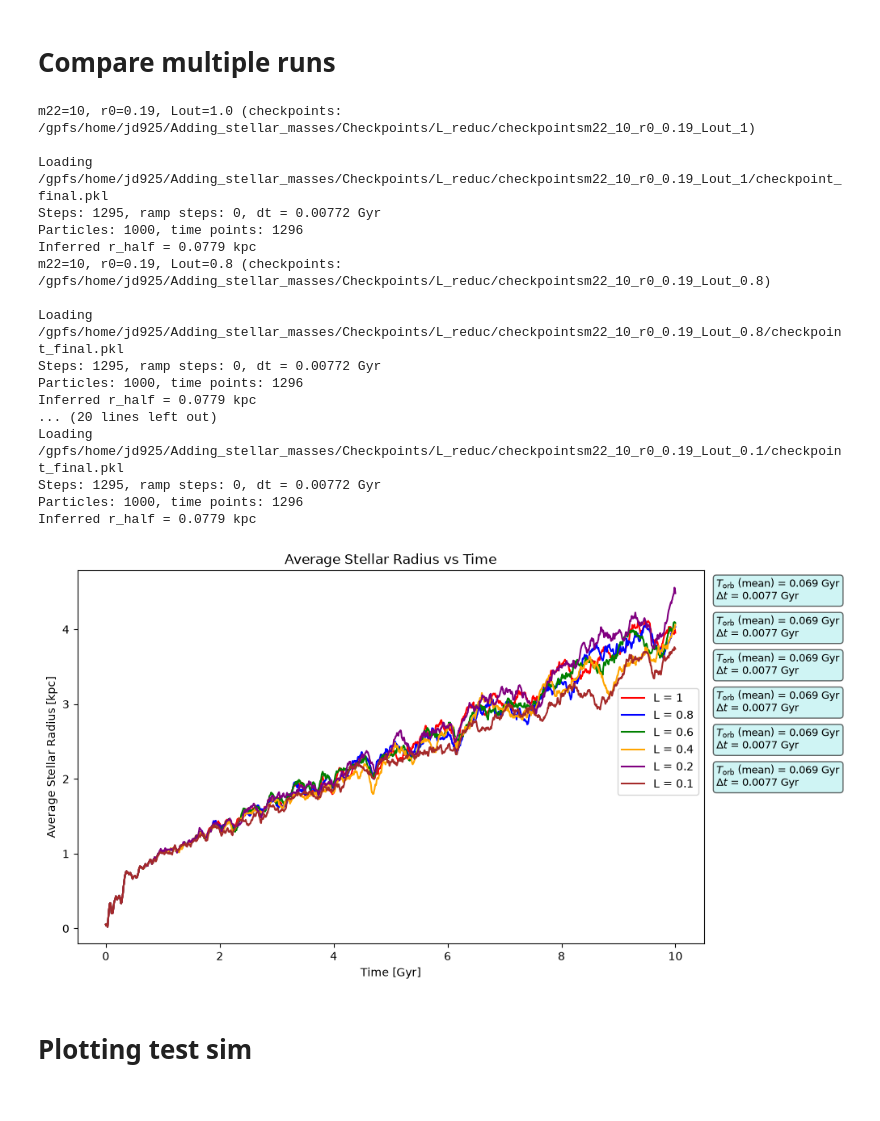
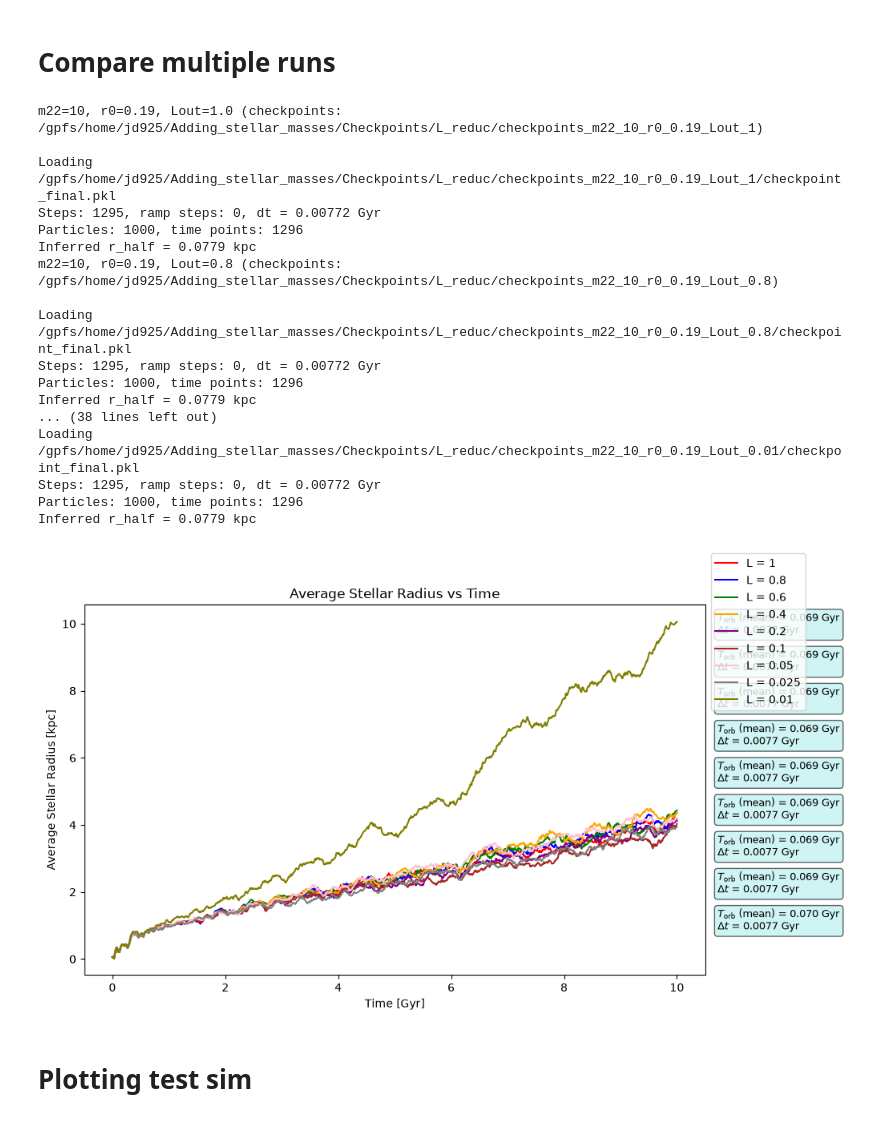
Before and after one commit to jdarne22/jaxsp, a Jupyter notebook: Adding_stellar_masses/simple_sim/Plotter.ipynb, the cells around one changed output. Saved outputs shown, nothing was run; the diff lists cells and outputs as text; code cells hidden in the pictures.

```diff
--- a/Adding_stellar_masses/simple_sim/Plotter.ipynb
+++ b/Adding_stellar_masses/simple_sim/Plotter.ipynb
@@ -138,14 +168,19 @@ Saved: /gpfs/home/jd925/Adding_stellar_masses/Plots/T_dep/M_10/t_dep_lf_m10_R0_1
 # --- Plot 2: Energy and angular momentum ---
 fig, axes = plt.subplots(1, 2, figsize=(12, 5))
 
+Nt_energy = len(pe_all[0])
+
+x_energy = np.linspace(0, N_t * dt_Gyr, Nt_energy)
+
+
 for i in range(N_part):
-    axes[0].plot(x, ke_all[i] + pe_all[i], alpha=0.7, label=f"Particle {i}")
+    axes[0].plot(x_energy, ke_all[i] + pe_all[i], alpha=0.7, label=f"Particle {i}")
 axes[0].set_xlabel("Time [Gyr]")
 axes[0].set_ylabel("Total Energy")
 axes[0].set_title("Total Energy vs Time")
 
 for i in range(N_part):
-    axes[1].plot(x, am_all[i], alpha=0.7)
+    axes[1].plot(x_energy, am_all[i], alpha=0.7)
 axes[1].set_xlabel("Time [Gyr]")
 axes[1].set_ylabel("Angular Momentum")
 axes[1].set_title("Angular Momentum vs Time")
@@ -191,23 +226,24 @@ for i in range(len(timestamps)):
     ax[i, 0].legend(fontsize = 10, frameon = False)
 
 
-    ax[i, 1].hist(v_cart_mag[:, t] * to_Kpc, bins=20, alpha=0.7)
+
+    ax[i, 1].hist(v_cart_mag[:, t] * to_kms, bins=20, alpha=0.7)
 
     ax[i, 1].set_title(f"Particle Velocity Distribution at t = {t*dt_Gyr:.3f} Gyr")
 
     ax[i, 1].set_ylabel("Number of Particles")
 
     if i == len(timestamps) - 1:
-        ax[i, 1].set_xlabel("Stellar Velocity [kpc/Gyr]")
+        ax[i, 1].set_xlabel("Stellar Velocity [km/s]")
 
-    ax[i, 1].axvline(np.median(v_cart_mag[:, t] * to_Kpc), color="g", linestyle="--", label=f"$v_{{1/2}}$ = {np.median(v_cart_mag[:, t] * to_Kpc):.3f} kpc/Gyr")
+    ax[i, 1].axvline(np.median(v_cart_mag[:, t] * to_kms), color="g", linestyle="--", label=f"$v_{{1/2}}$ = {np.median(v_cart_mag[:, t] * to_kms):.3f} km/s")
 
 
     if i == 0:
-        ax[i, 1].axvline(np.median(v_cart_mag[:, 0] * to_Kpc), color="r", linestyle="--", label=f"Initial $v_{{1/2}}$ = {np.median(v_cart_mag[:, 0] * to_Kpc):.3f} kpc/Gyr")
+        ax[i, 1].axvline(np.median(v_cart_mag[:, 0] * to_kms), color="r", linestyle="--", label=f"Initial $v_{{1/2}}$ = {np.median(v_cart_mag[:, 0] * to_kms):.3f} km/s")
 
     else:
-        ax[i, 1].axvline(np.median(v_cart_mag[:, 0] * to_Kpc), color="r", linestyle="--")
+        ax[i, 1].axvline(np.median(v_cart_mag[:, 0] * to_kms), color="r", linestyle="--")
 
     ax[i, 1].legend(fontsize = 10, frameon = False)
 
@@ -220,13 +256,13 @@ plt.show()
 
 WORKDIR = "/gpfs/home/jd925/Adding_stellar_masses/Checkpoints/L_reduc"
 
-#Ckpt_dirs = ["checkpointsm22_10_r0_0.19_Lout_1_run_0", "checkpointsm22_10_r0_0.19_Lout_1_run_1"]
+##Ckpt_dirs = ["checkpoints_m22_10_r0_0.19_Lout_1_run_0", "checkpoints_m22_10_r0_0.19_Lout_1_run_1"]
 
-#Ckpt_dirs = ["checkpoints_rcut10_m22_10_r0_0.19_Lout_1", "checkpointsm22_10_r0_0.19_Lout_1"]
+#Ckpt_dirs = ["checkpoints_rcut10_m22_10_r0_0.19_Lout_1", "checkpoints_m22_10_r0_0.19_Lout_1"]
 
-Ckpt_dirs = ["checkpointsm22_10_r0_0.19_Lout_1", "checkpointsm22_10_r0_0.19_Lout_0.8", "checkpointsm22_10_r0_0.19_Lout_0.6",
-             "checkpointsm22_10_r0_0.19_Lout_0.4", "checkpointsm22_10_r0_0.19_Lout_0.2", "checkpointsm22_10_r0_0.19_Lout_0.1"]
-             #"checkpointsm22_10_r0_0.19_Lout_0.05", "checkpointsm22_10_r0_0.19_Lout_0.025", "checkpointsm22_10_r0_0.19_Lout_0.01"]
+Ckpt_dirs = ["checkpoints_m22_10_r0_0.19_Lout_1", "checkpoints_m22_10_r0_0.19_Lout_0.8", "checkpoints_m22_10_r0_0.19_Lout_0.6",
+              "checkpoints_m22_10_r0_0.19_Lout_0.4", "checkpoints_m22_10_r0_0.19_Lout_0.2", "checkpoints_m22_10_r0_0.19_Lout_0.1",
+              "checkpoints_m22_10_r0_0.19_Lout_0.05", "checkpoints_m22_10_r0_0.19_Lout_0.025", "checkpoints_m22_10_r0_0.19_Lout_0.01"]
 
 colours = ['red', 'blue', 'green', 'orange', 'purple', 'brown', 'pink', 'gray', 'olive', 'cyan']
 
@@ -307,40 +343,40 @@ for i in range (len(Ckpt_dirs)):
 
 
     info = (
         f"$T_{{\\rm orb}}$ (mean) = {mean_T_orb:.3f} Gyr\n"
         f"$\\Delta t$ = {dt_Gyr:.4f} Gyr"
     )
     ax.text(1.02, 0.98 - 0.1*i, info, transform=ax.transAxes,
             verticalalignment="top", fontsize=9,
             bbox=dict(boxstyle="round", facecolor="paleturquoise", alpha=0.6))
 
 
 
 ax.set_xlabel("Time [Gyr]")
 #ax.set_yscale("log")
 ax.set_ylabel("Average Stellar Radius [kpc]")
 ax.set_title(f"Average Stellar Radius vs Time")
 ax.legend(bbox_to_anchor=(1, 0.7))
 plt.show()
 # %% [output]
-m22=10, r0=0.19, Lout=1.0 (checkpoints: /gpfs/home/jd925/Adding_stellar_masses/Checkpoints/L_reduc/checkpointsm22_10_r0_0.19_Lout_1)
+m22=10, r0=0.19, Lout=1.0 (checkpoints: /gpfs/home/jd925/Adding_stellar_masses/Checkpoints/L_reduc/checkpoints_m22_10_r0_0.19_Lout_1)
 
-Loading /gpfs/home/jd925/Adding_stellar_masses/Checkpoints/L_reduc/checkpointsm22_10_r0_0.19_Lout_1/checkpoint_final.pkl
+Loading /gpfs/home/jd925/Adding_stellar_masses/Checkpoints/L_reduc/checkpoints_m22_10_r0_0.19_Lout_1/checkpoint_final.pkl
 Steps: 1295, ramp steps: 0, dt = 0.00772 Gyr
 Particles: 1000, time points: 1296
 Inferred r_half = 0.0779 kpc
-m22=10, r0=0.19, Lout=0.8 (checkpoints: /gpfs/home/jd925/Adding_stellar_masses/Checkpoints/L_reduc/checkpointsm22_10_r0_0.19_Lout_0.8)
+m22=10, r0=0.19, Lout=0.8 (checkpoints: /gpfs/home/jd925/Adding_stellar_masses/Checkpoints/L_reduc/checkpoints_m22_10_r0_0.19_Lout_0.8)
 
-Loading /gpfs/home/jd925/Adding_stellar_masses/Checkpoints/L_reduc/checkpointsm22_10_r0_0.19_Lout_0.8/checkpoint_final.pkl
+Loading /gpfs/home/jd925/Adding_stellar_masses/Checkpoints/L_reduc/checkpoints_m22_10_r0_0.19_Lout_0.8/checkpoint_final.pkl
 Steps: 1295, ramp steps: 0, dt = 0.00772 Gyr
 Particles: 1000, time points: 1296
 Inferred r_half = 0.0779 kpc
-... (20 lines left out)
-Loading /gpfs/home/jd925/Adding_stellar_masses/Checkpoints/L_reduc/checkpointsm22_10_r0_0.19_Lout_0.1/checkpoint_final.pkl
+... (38 lines left out)
+Loading /gpfs/home/jd925/Adding_stellar_masses/Checkpoints/L_reduc/checkpoints_m22_10_r0_0.19_Lout_0.01/checkpoint_final.pkl
 Steps: 1295, ramp steps: 0, dt = 0.00772 Gyr
 Particles: 1000, time points: 1296
 Inferred r_half = 0.0779 kpc
-[figure, old version]
+[figure, new version]
 # %% [markdown]
 # Plotting test sim
 # %%
```
Also changed, not shown: parts of 10 cells of this notebook, 47 other files.
